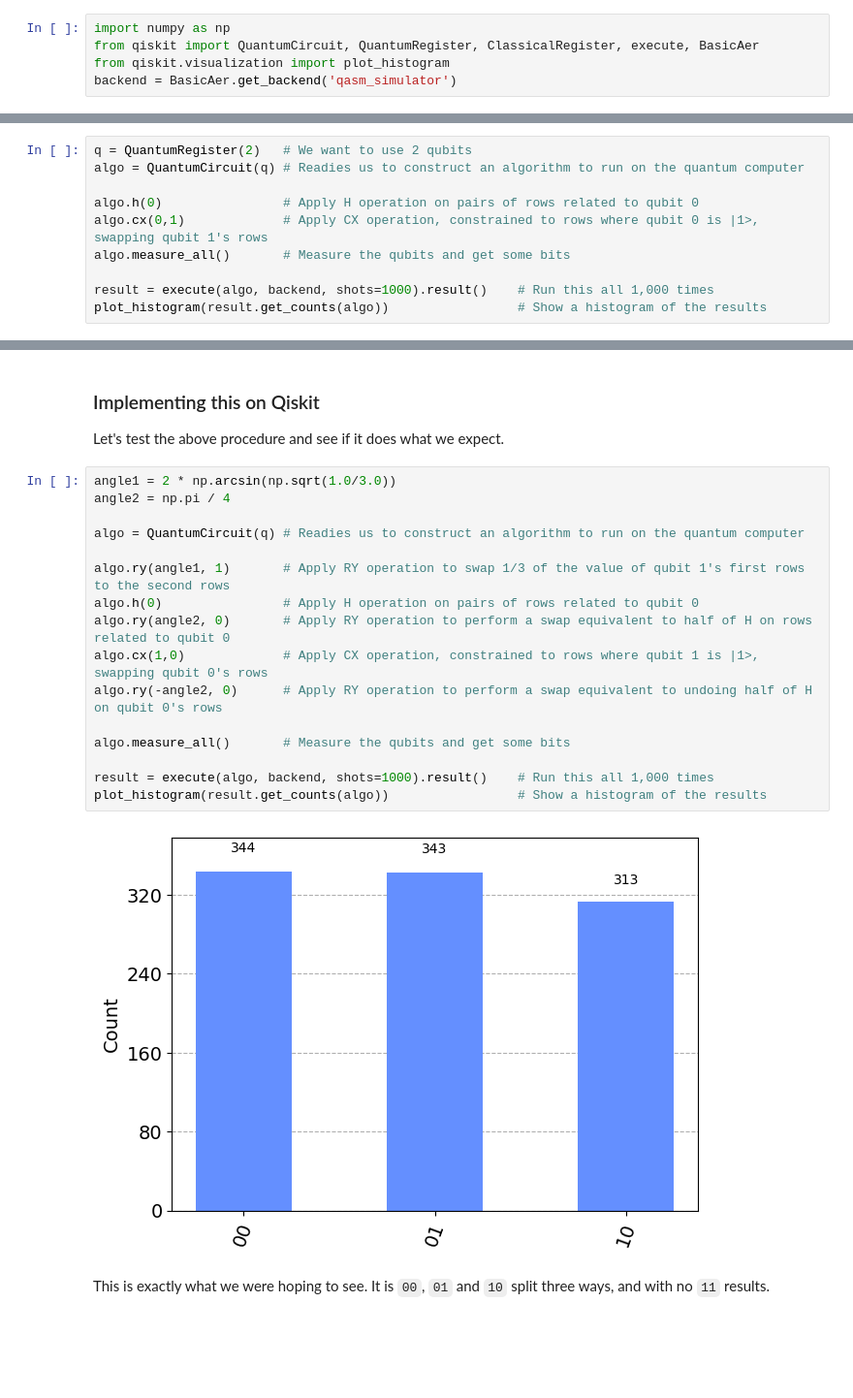
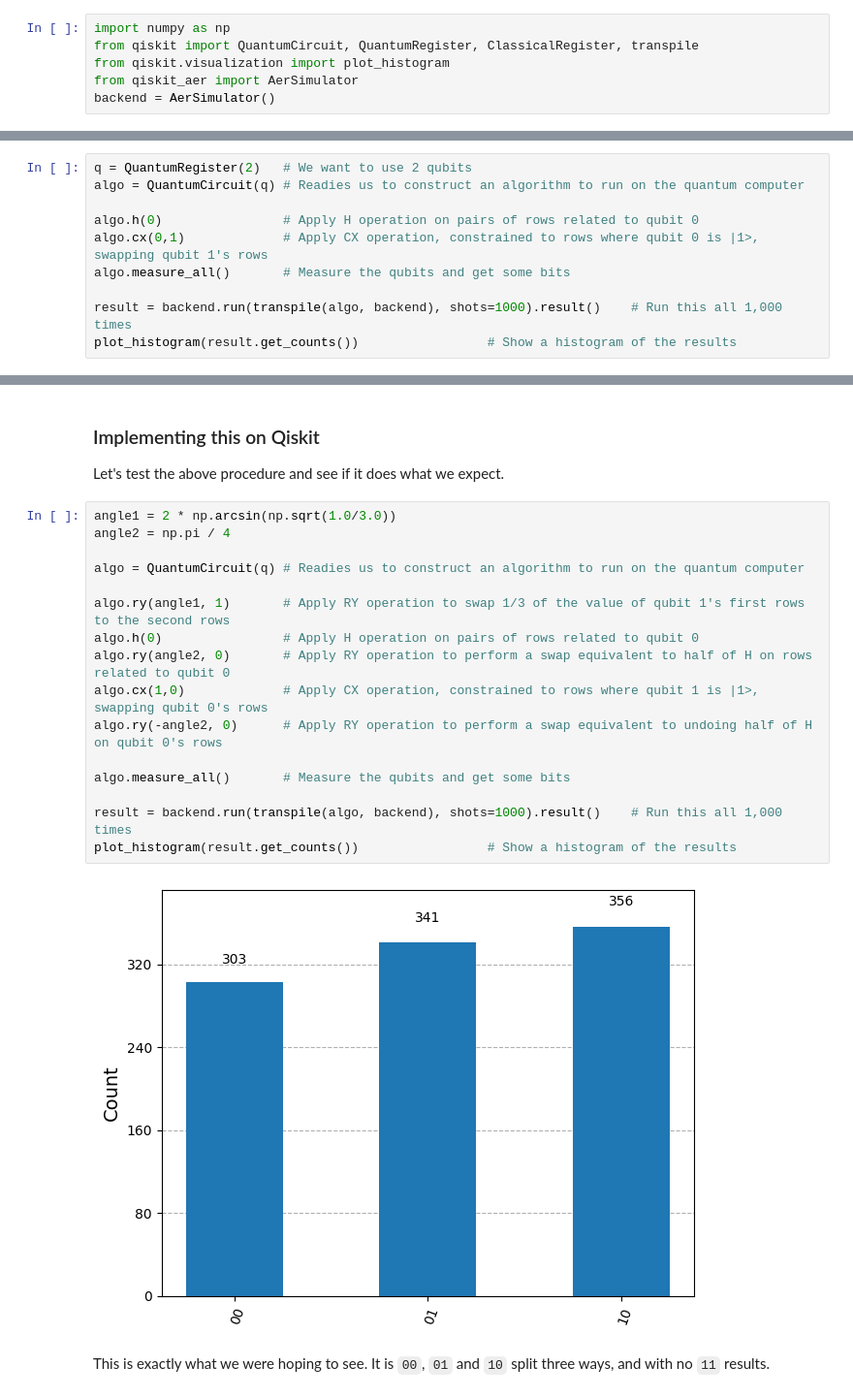
Before and after one commit to aesidau/quantumrandom, a Jupyter notebook: 02_Other random distributions on quantum computers.ipynb, the cells around one changed output, grey strips where cells are left out. Shown at 97% size. Saved outputs shown, nothing was run; the diff lists cells and outputs as text; blank space fills up the shorter version.

```diff
--- a/02_Other random distributions on quantum computers.ipynb
+++ b/02_Other random distributions on quantum computers.ipynb
@@ -2,9 +2,10 @@
 # Other random distributions on quantum computers
 # %%
 import numpy as np
-from qiskit import QuantumCircuit, QuantumRegister, ClassicalRegister, execute, BasicAer
+from qiskit import QuantumCircuit, QuantumRegister, ClassicalRegister, transpile
 from qiskit.visualization import plot_histogram
-backend = BasicAer.get_backend('qasm_simulator')
+from qiskit_aer import AerSimulator
+backend = AerSimulator()
 # %% [markdown]
 The [previous notebook](./01_A%20simple%20and%20useful%20quantum%20algorithm.ipynb) showed how a quantum computer could be programmed to generate a uniform random distribution from two qubits. It was a pretty trivial algorithm, and compared with the complexity of generating pseudo-random numbers on a digital computer, showed the advantage of using quantum computers for this application. However, given that quantum computing is largely about manipulating probabilities, it's natural to consider how other, non-uniform, random number distributions might be calculated using a quantum computer.
 
@@ -55,6 +56,6 @@ algo.h(0)                # Apply H operation on pairs of rows related to qubit 0
 algo.cx(0,1)             # Apply CX operation, constrained to rows where qubit 0 is |1>, swapping qubit 1's rows
 algo.measure_all()       # Measure the qubits and get some bits
 
-result = execute(algo, backend, shots=1000).result()    # Run this all 1,000 times
-plot_histogram(result.get_counts(algo))                 # Show a histogram of the results
+result = backend.run(transpile(algo, backend), shots=1000).result()    # Run this all 1,000 times
+plot_histogram(result.get_counts())                 # Show a histogram of the results
 # %% [output]
@@ -113,21 +114,21 @@ Let's test the above procedure and see if it does what we expect.
 # %%
 angle1 = 2 * np.arcsin(np.sqrt(1.0/3.0))
 angle2 = np.pi / 4
 
 algo = QuantumCircuit(q) # Readies us to construct an algorithm to run on the quantum computer
 
 algo.ry(angle1, 1)       # Apply RY operation to swap 1/3 of the value of qubit 1's first rows to the second rows
 algo.h(0)                # Apply H operation on pairs of rows related to qubit 0
 algo.ry(angle2, 0)       # Apply RY operation to perform a swap equivalent to half of H on rows related to qubit 0
 algo.cx(1,0)             # Apply CX operation, constrained to rows where qubit 1 is |1>, swapping qubit 0's rows
 algo.ry(-angle2, 0)      # Apply RY operation to perform a swap equivalent to undoing half of H on qubit 0's rows
 
 algo.measure_all()       # Measure the qubits and get some bits
 
-result = execute(algo, backend, shots=1000).result()    # Run this all 1,000 times
-plot_histogram(result.get_counts(algo))                 # Show a histogram of the results
+result = backend.run(transpile(algo, backend), shots=1000).result()    # Run this all 1,000 times
+plot_histogram(result.get_counts())                 # Show a histogram of the results
 # %% [output]
-[figure, old version]
+[figure, new version]
 # %% [markdown]
 This is exactly what we were hoping to see. It is `00`, `01` and `10` split three ways, and with no `11` results.
 # %% [markdown]
```
Also changed, not shown: parts of 1 cell of this notebook, 12 other files.
